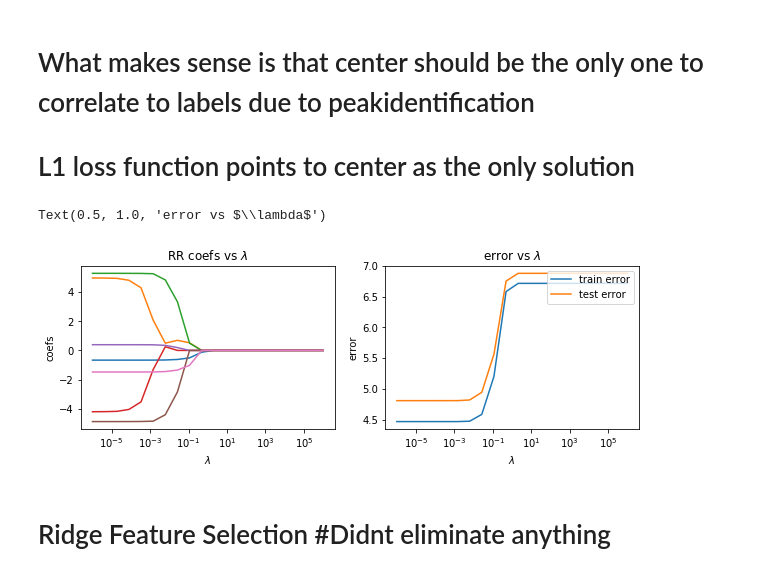
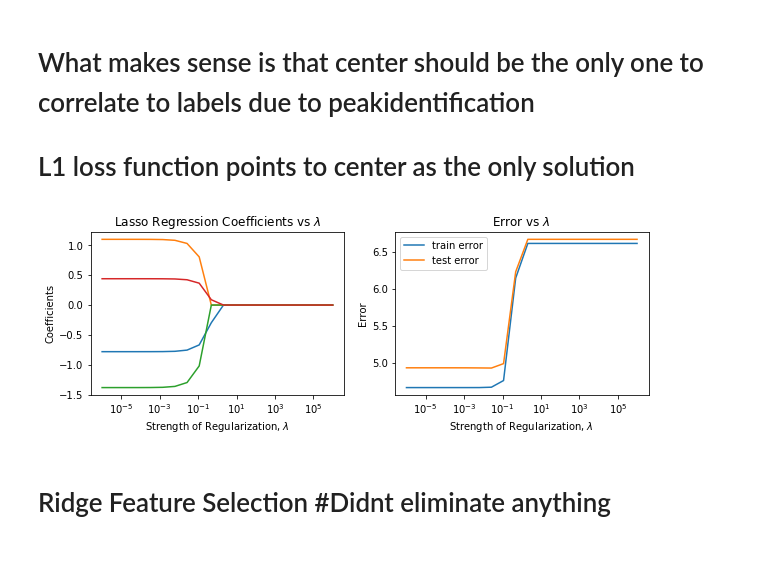
Before and after one commit to raman-noodles/raman-spectra-decomp-analysis, a Jupyter notebook: examples/formic_supervised_machine_learning_dev.ipynb, the cells around one changed output. Cells and saved outputs as stored; diff of their text form; code cells hidden in the pictures.

```diff
--- a/examples/formic_supervised_machine_learning_dev.ipynb
+++ b/examples/formic_supervised_machine_learning_dev.ipynb
@@ -115,7 +102,7 @@ hdf5_calfilename = 'formic_supervised_calibration_dataset.hdf5' #update to hdf5_
 hdf5_expfilename = '../ramandecompy/tests/test_files/formic_supervised_calibration_interp-Copy1.hdf5'
 frames = []
 for i,key in enumerate(key_list):
-    df =peakidentify.peak_assignment(hdf5_expfilename, key, hdf5_calfilename, 10, plot =False)
+    df =peakidentify.peak_assignment(hdf5_expfilename, key, hdf5_calfilename, 20, plot =False)
     frames.append(df)
 # %% [output]
 The peaks that we found for FormicAcid are:
@@ -345,7 +286,7 @@ from sklearn.feature_selection import RFE
 from sklearn.linear_model import RidgeCV, LassoCV, Ridge, Lasso, MultiTaskLassoCV
 # %%
 #feature selection
-inputs=['fraction','sigma','amplitude','fwhm','height','auc','center']
+inputs=['fraction','sigma','amplitude','fwhm','auc','center']
 amt = len(cal)
 X=cal[inputs][:amt]
 y = cal['labelencoded'][:amt]
@@ -447,45 +387,41 @@ coefs = []
 trainerror = []
 testerror = []
 scaler = StandardScaler().fit(X_train)
 X_train_normalized = pd.DataFrame(data=scaler.transform(X_train), columns=X_train.columns)
 X_test_normalized = pd.DataFrame(data=scaler.transform(X_test), columns=X_test.columns)
 
 Y = 8
 X = 0
 # do you know what is happening here?
 lambdas = np.logspace(-6,6,20) # SEACH THE RANGE OF THE LAMBDA SPACE
 
 # loop over lambda values (strength of regularization)
 for l in lambdas:
     model.set_params(alpha=l)
     model.fit(X_train_normalized,y_train)
     trainpred = model.predict(X_train_normalized)
     testpred = model.predict(X_test_normalized)
     coefs.append(model.coef_)
     trainerror.append(mean_squared_error(y_train,trainpred))
     testerror.append(mean_squared_error(y_test,testpred))
 plt.figure(figsize=(10,3))
 plt.locator_params(nbins=5)
 plt.subplot(121)
 plt.plot(lambdas,coefs)
 plt.xscale('log')
-plt.xlabel('$\lambda$')
-plt.ylabel('coefs')
-plt.title('RR coefs vs $\lambda$')
-#plt.xlim(1e-4,1e0)
-
+plt.xlabel('Strength of Regularization, $\lambda$')
+plt.ylabel('Coefficients')
+plt.title('Lasso Regression Coefficients vs $\lambda$')
 plt.subplot(122)
 plt.plot(lambdas,trainerror,label='train error')
 plt.plot(lambdas,testerror,label='test error')
 plt.xscale('log')
-plt.xlabel('$\lambda$')
-plt.ylabel('error')
-#plt.xlim(1e-4,1e0)
-#plt.ylim(0,0.5)
-plt.legend(loc=1)
-plt.title('error vs $\lambda$')
+plt.xlabel('Strength of Regularization, $\lambda$')
+plt.ylabel('Error')
+plt.legend(loc=0)
+plt.title('Error vs $\lambda$')
+plt.savefig('Lasso_feature_selectionFormic', dpi=300, bbox_inches='tight')
 # %% [output]
-Text(0.5, 1.0, 'error vs $\\lambda$')
-[figure, old version]
+[figure, new version]
 # %% [markdown]
 # Ridge Feature Selection #Didnt eliminate anything
```
Also changed, not shown: parts of 48 cells of this notebook.
